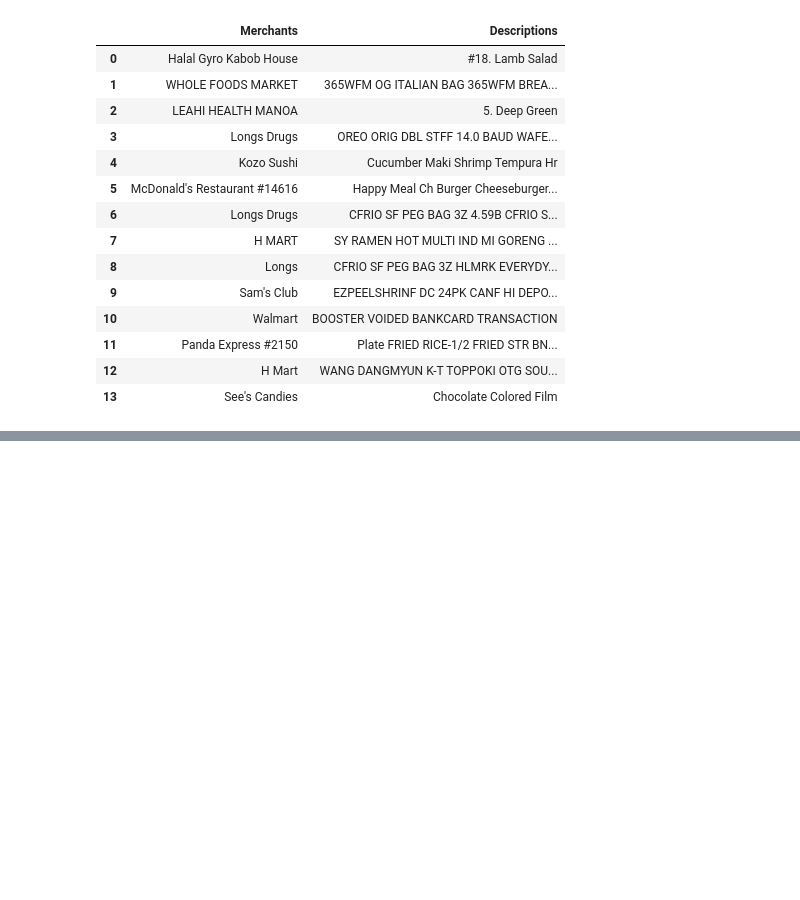
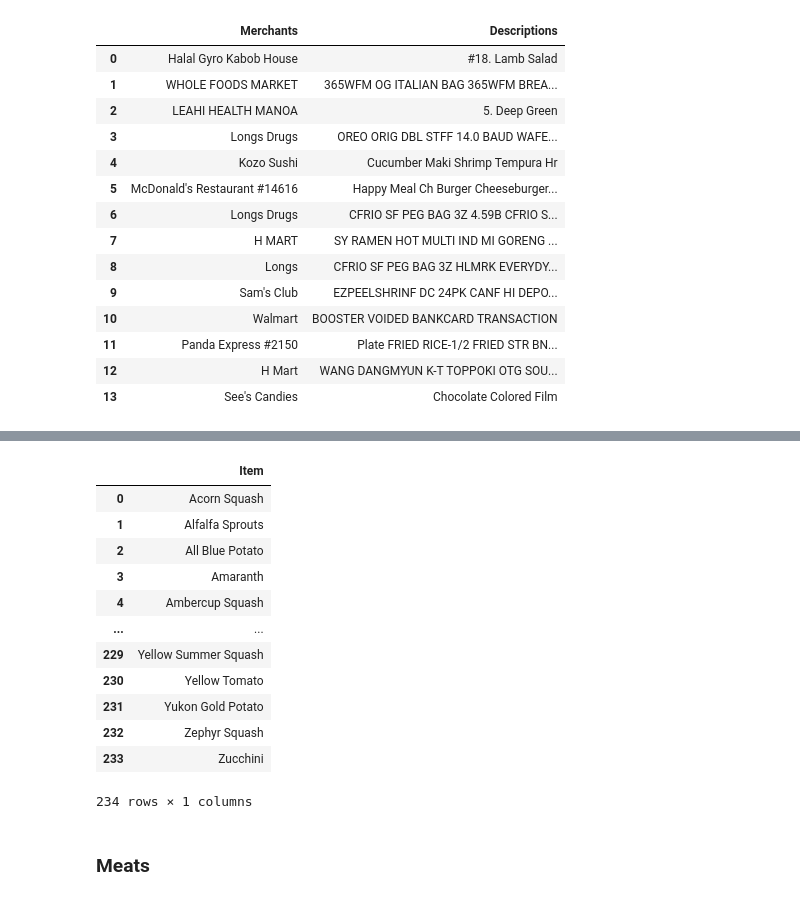
Before and after one commit to ICS438Project/receipt, a Jupyter notebook: database.ipynb, the cells around one changed output, grey strips where cells are left out. Saved outputs shown, nothing was run; the diff lists cells and outputs as text; code cells hidden in the pictures; blank space fills up the shorter version.

```diff
--- a/database.ipynb
+++ b/database.ipynb
@@ -1626,0 +1731,30 @@ entities_df.to_csv('entities_database.csv', index=0)
+# %%
+vegetables_df = create_multicolumn_dataframe(a=a)
+vegetables_df = create_single_column_dataframe(a=a)
+vegetables_df
+
+path = './product database/vegetables_database.csv'
+vegetables_df.to_csv(path, encoding='utf-8', index=False)
+df = pd.read_csv(path)
+df
+
+df_filtered = df[~df.apply(lambda row: row.astype(str).str.contains(r'\?').any(), axis=1)]
+
+df_filtered.to_csv(path, encoding='utf-8', index=False)
+df_filtered
+# %% [output]
+|  | Item |
+| 0 | Acorn Squash |
+| 1 | Alfalfa Sprouts |
+| 2 | All Blue Potato |
+| 3 | Amaranth |
+| 4 | Ambercup Squash |
+| ... | ... |
+| 229 | Yellow Summer Squash |
+| 230 | Yellow Tomato |
+| 231 | Yukon Gold Potato |
+| 232 | Zephyr Squash |
+| 233 | Zucchini |
+234 rows × 1 columns
+# %% [markdown]
+### Meats
```
Also changed, not shown: parts of 9 cells of this notebook, 2 other files.
